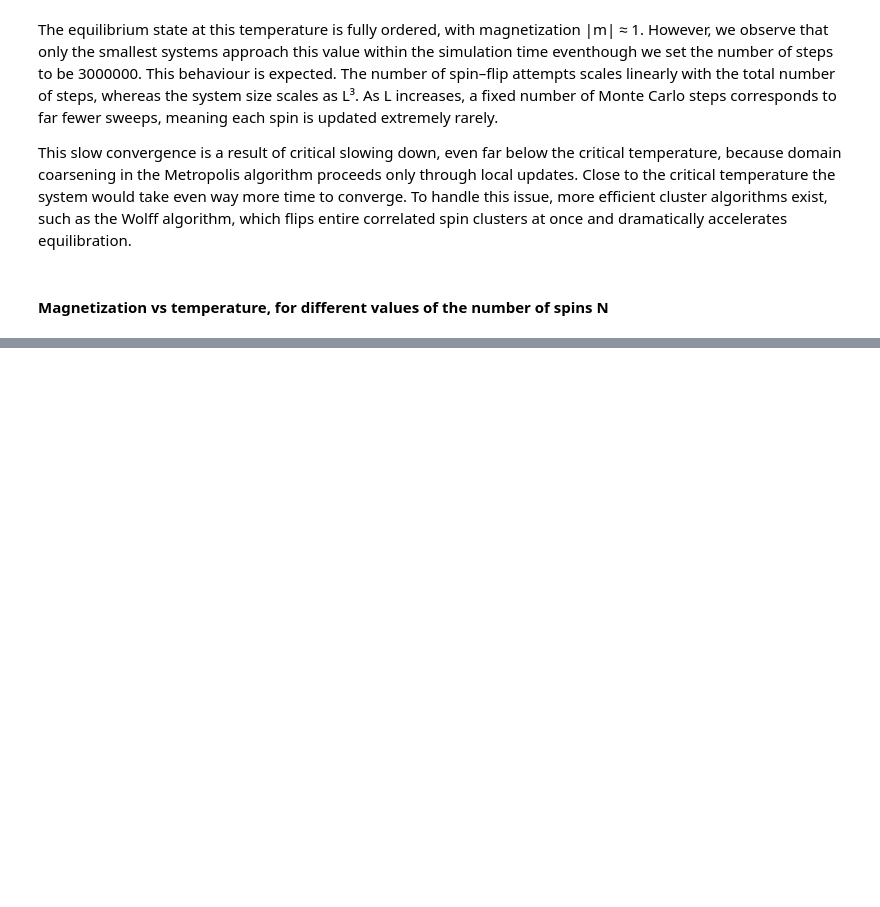
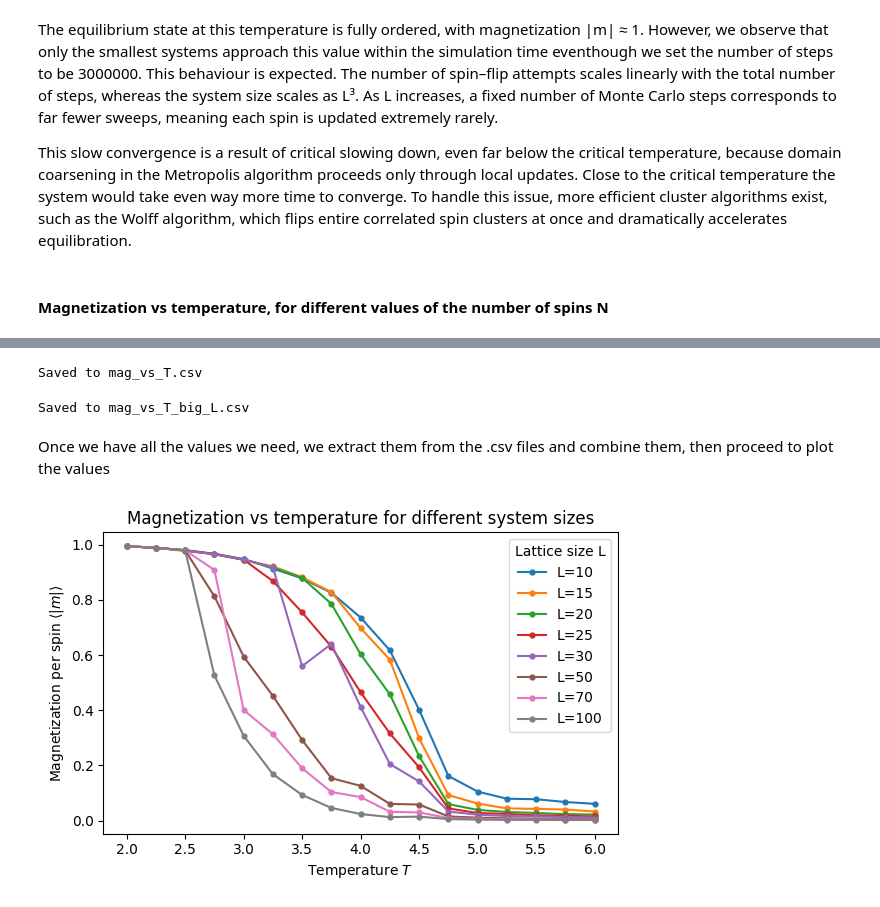
Before and after one commit to BCRLeo/3D-Ising-Model, a Jupyter notebook: Ising3DModel.ipynb, the cells around one changed output, grey strips where cells are left out. Saved outputs shown, nothing was run; the diff lists cells and outputs as text; code cells hidden in the pictures; blank space fills up the shorter version.

```diff
--- a/Ising3DModel.ipynb
+++ b/Ising3DModel.ipynb
@@ -517,0 +746,15 @@ dramatically accelerates equilibration.
+# %%
+import pandas as pd
+
+rows = []
+for L in mag_vs_T:
+    mags = mag_vs_T[L]
+    for T, m in zip(T_list, mags):
+        rows.append({"L": L, "T": T, "mag_abs": m})
+
+df = pd.DataFrame(rows)
+df.to_csv("mag_vs_T.csv", index=False)
+
+print("Saved to mag_vs_T.csv")
+# %% [output]
+Saved to mag_vs_T.csv
@@ -517,0 +787,46 @@ dramatically accelerates equilibration.
+# %%
+import pandas as pd
+
+rows = []
+for L in mag_vs_T_big_L:
+    mags = mag_vs_T_big_L[L]
+    for T, m in zip(T_list, mags):
+        rows.append({"L": L, "T": T, "mag_abs": m})
+
+df = pd.DataFrame(rows)
+df.to_csv("mag_vs_T_big_L.csv", index=False)
+
+print("Saved to mag_vs_T_big_L.csv")
+# %% [output]
+Saved to mag_vs_T_big_L.csv
+# %% [markdown]
+Once we have all the values we need, we extract them from the .csv files and combine them, then proceed to plot the values
+# %%
+import pandas as pd
+import matplotlib.pyplot as plt
+
+df_small = pd.read_csv("mag_vs_T.csv")
+df_big   = pd.read_csv("mag_vs_T_big_L.csv")
+
+df_all = pd.concat([df_small, df_big], ignore_index=True)
+
+plt.figure(figsize=(6, 4))
+
+for L, df_L in df_all.groupby("L"):
+    df_L_sorted = df_L.sort_values("T")
+    plt.plot(
+        df_L_sorted["T"],
+        df_L_sorted["mag_abs"],
+        marker="o",
+        markersize=3.5,
+        label=f"L={int(L)}"
+    )
+
+plt.xlabel("Temperature $T$")
+plt.ylabel("Magnetization per spin $\\langle |m| \\rangle$")
+plt.title("Magnetization vs temperature for different system sizes")
+plt.legend(title="Lattice size L")
+plt.tight_layout()
+plt.show()
+# %% [output]
+[figure, added]
```
Also changed, not shown: parts of 11 cells of this notebook, 4 other files.
